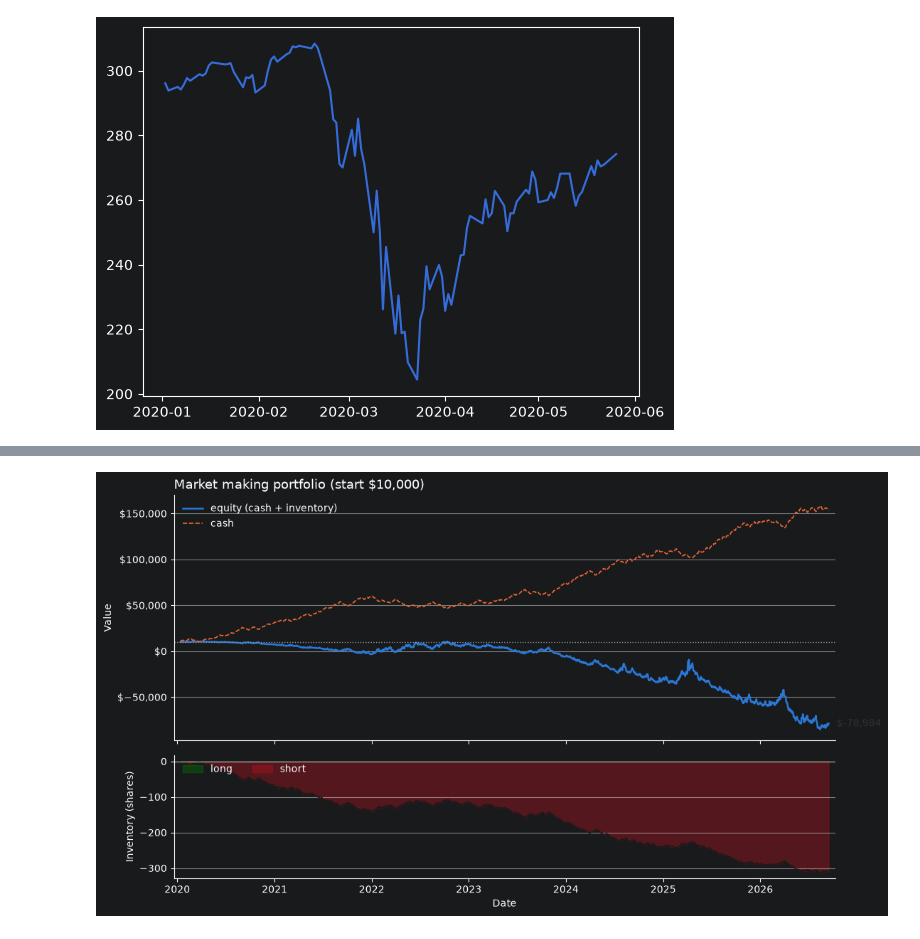
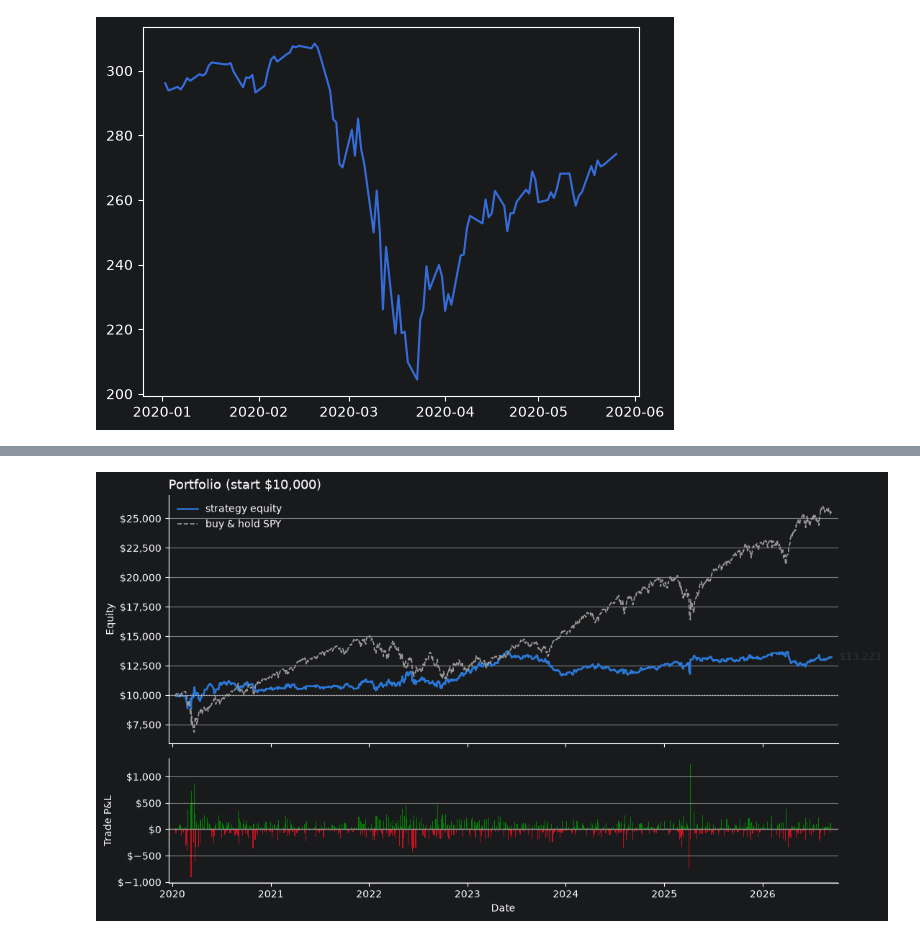
Before and after one commit to WumbleCat/quant-research, a Jupyter notebook: strats/market_making/sp_futures.ipynb, the cells around one changed output, grey strips where cells are left out. Drawn from its saved outputs; the diff is of its cells as text; code cells hidden in the pictures.

Commit message:
bollinger bands: buy underpriced, sell next day

```diff
--- a/strats/market_making/sp_futures.ipynb
+++ b/strats/market_making/sp_futures.ipynb
@@ -76,24 +123,22 @@ avg spread:   $9.56  (2.20% of price)
 # %%
-plot = quotes.loc["2024-01-01":]
+plot = sig.loc["2024-01-01":]
 
 fig, ax = plt.subplots(figsize=(12, 6))
-ax.fill_between(plot.index, plot["bid"], plot["ask"], color="#2a78d6", alpha=0.12, label=f"bid/ask (MA ± {num_std}σ)")
-ax.plot(plot.index, plot["ask"], color="#c1121f", linewidth=1, label="ask")
-ax.plot(plot.index, plot["bid"], color="#008300", linewidth=1, label="bid")
+ax.fill_between(plot.index, plot["lower"], plot["upper"], color="#2a78d6", alpha=0.12, label=f"MA ± {num_std}σ")
 ax.plot(plot.index, plot["ma"], color="#eb6834", linewidth=1.2, linestyle="--", label=f"{window}-day MA")
 ax.plot(plot.index, plot["close"], color="#1a1a19", linewidth=1.6, label="SPY close")
 
-buys, sells = plot[plot["fill"] == 1], plot[plot["fill"] == -1]
-ax.scatter(buys.index, buys["close"], marker="^", s=40, color="#008300", zorder=3, label="bid hit")
-ax.scatter(sells.index, sells["close"], marker="v", s=40, color="#c1121f", zorder=3, label="ask lifted")
+under, over = plot[plot["signal"] == 1], plot[plot["signal"] == -1]
+ax.scatter(under.index, under["close"], marker="^", s=40, color="#008300", zorder=3, label="underpriced: buy, sell tomorrow")
+ax.scatter(over.index, over["close"], marker="v", s=40, color="#c1121f", zorder=3, label="overpriced: sell, buy tomorrow")
 
-ax.set_title(f"SPY market making quotes: {window}-day MA ± {num_std} std", fontsize=13, loc="left")
+ax.set_title(f"SPY mean reversion signals: close vs {window}-day MA ± {num_std} std", fontsize=13, loc="left")
 ax.set_xlabel("Date")
 ax.set_ylabel("Price")
 ax.yaxis.set_major_formatter(plt.matplotlib.ticker.StrMethodFormatter("${x:,.0f}"))
 ax.grid(axis="y", color="#e5e5e5", linewidth=0.8)
 ax.spines[["top", "right"]].set_visible(False)
-ax.legend(loc="upper left", frameon=False, ncol=4)
+ax.legend(loc="upper left", frameon=False, ncol=2)
 ax.margins(x=0.01)
 fig.tight_layout()
 plt.show()
@@ -168,30 +147,31 @@ sharpe (daily):   -0.08
 # %%
- fig, (ax1, ax2) = plt.subplots(2, 1, figsize=(12, 7), sharex=True,
+bh = starting_cash * sig["close"].loc[portfolio.index] / sig["close"].loc[portfolio.index].iloc[0]
+
+fig, (ax1, ax2) = plt.subplots(2, 1, figsize=(12, 7), sharex=True,
                                gridspec_kw={"height_ratios": [2, 1], "hspace": 0.08})
 
-ax1.plot(portfolio.index, portfolio["equity"], color="#2a78d6", linewidth=1.8, label="equity (cash + inventory)")
-ax1.plot(portfolio.index, portfolio["cash"], color="#eb6834", linewidth=1.2, linestyle="--", label="cash")
-ax1.axhline(starting_cash, color="#999999", linewidth=1, linestyle=":")
+ax1.plot(portfolio.index, portfolio["equity"], color="#2a78d6", linewidth=1.8, label="strategy equity")
+ax1.plot(bh.index, bh, color="#999999", linewidth=1.2, linestyle="--", label="buy & hold SPY")
+ax1.axhline(starting_cash, color="#cccccc", linewidth=1, linestyle=":")
 ax1.annotate(f"${portfolio['equity'].iloc[-1]:,.0f}", xy=(portfolio.index[-1], portfolio["equity"].iloc[-1]),
              xytext=(8, 0), textcoords="offset points", va="center", fontsize=10, color="#333333")
-ax1.set_title("Market making portfolio (start $10,000)", fontsize=13, loc="left")
-ax1.set_ylabel("Value")
+ax1.set_title("Portfolio (start $10,000)", fontsize=13, loc="left")
+ax1.set_ylabel("Equity")
 ax1.yaxis.set_major_formatter(plt.matplotlib.ticker.StrMethodFormatter("${x:,.0f}"))
 ax1.legend(loc="upper left", frameon=False)
 
-ax2.fill_between(portfolio.index, 0, portfolio["position"].clip(lower=0), step="post", color="#008300", alpha=0.35, label="long")
-ax2.fill_between(portfolio.index, 0, portfolio["position"].clip(upper=0), step="post", color="#c1121f", alpha=0.35, label="short")
-ax2.plot(portfolio.index, portfolio["position"], color="#1a1a19", linewidth=1, drawstyle="steps-post")
+colors = np.where(done["trade_pnl"] >= 0, "#008300", "#c1121f")
+ax2.bar(done.index, done["trade_pnl"], color=colors, width=3)
 ax2.axhline(0, color="#999999", linewidth=1)
-ax2.set_ylabel("Inventory (shares)")
+ax2.set_ylabel("Trade P&L")
 ax2.set_xlabel("Date")
-ax2.legend(loc="upper left", frameon=False, ncol=2)
+ax2.yaxis.set_major_formatter(plt.matplotlib.ticker.StrMethodFormatter("${x:,.0f}"))
 
 for ax in (ax1, ax2):
     ax.grid(axis="y", color="#e5e5e5", linewidth=0.8)
     ax.spines[["top", "right"]].set_visible(False)
     ax.margins(x=0.01)
 
 plt.show()
 # %% [output]
-[figure, old version]
+[figure, new version]
```
Also changed, not shown: parts of 8 cells of this notebook.
